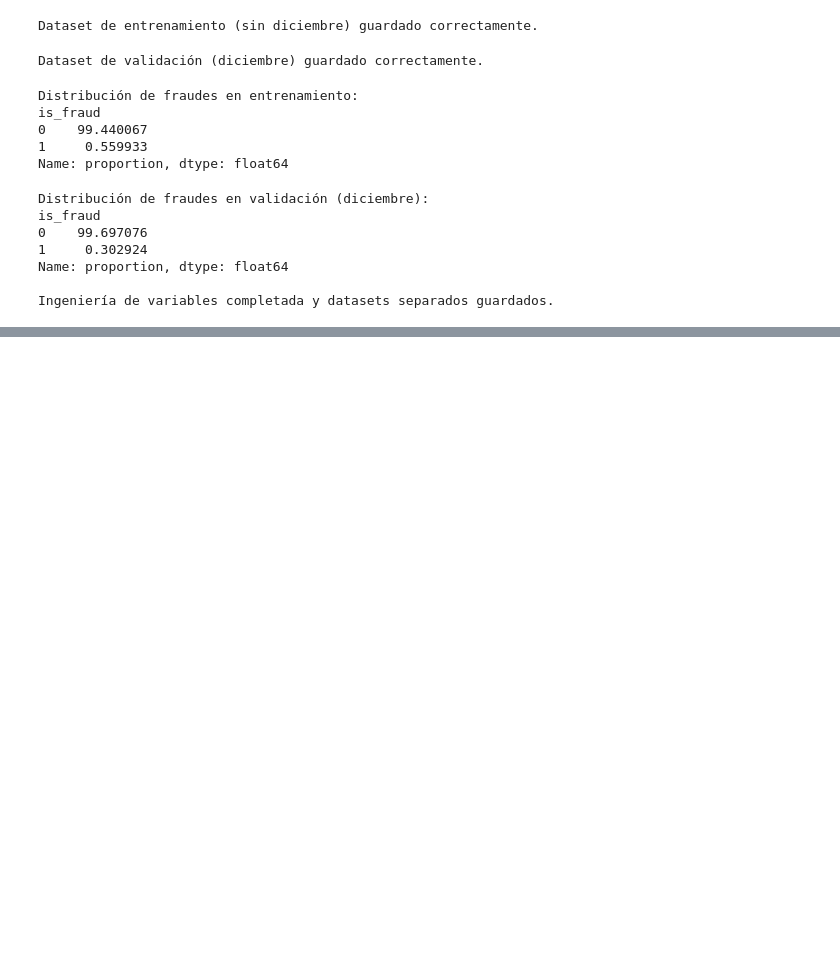
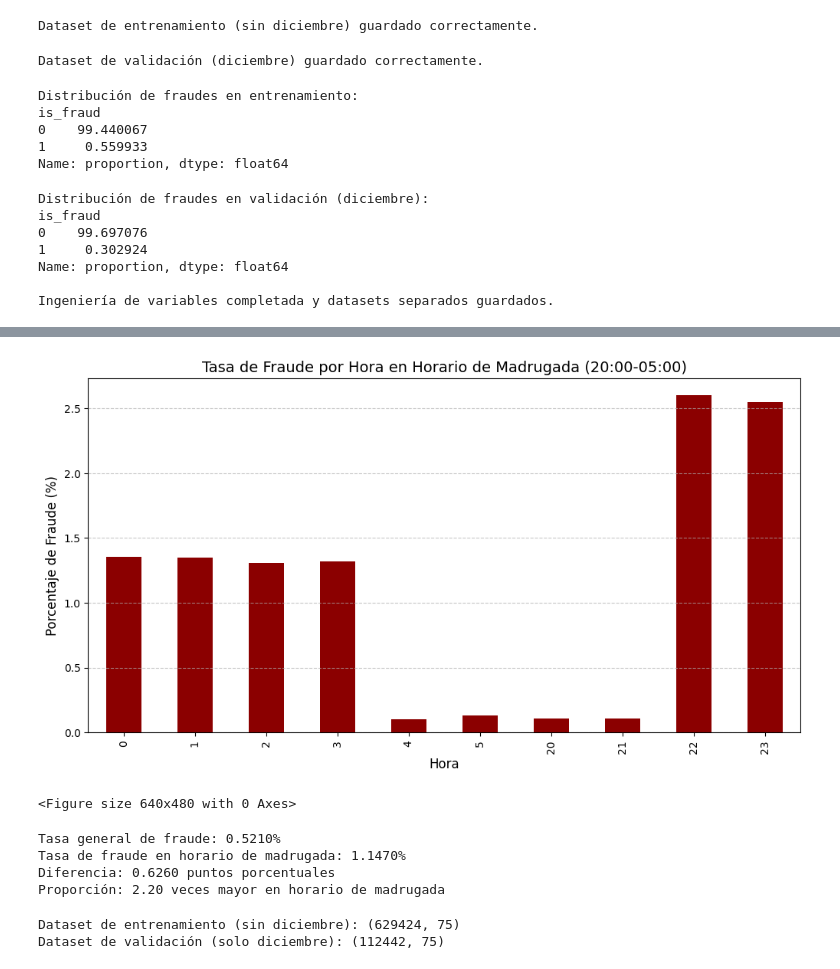
Before and after one commit to FerEsq/SDS-Project, a Jupyter notebook: eda.ipynb, the cells around one changed output, grey strips where cells are left out. Drawn from its saved outputs; the diff is of its cells as text; code cells hidden in the pictures; blank space fills up the shorter version.

Commit message:
[feat] late hours dataset fixed

```diff
--- a/eda.ipynb
+++ b/eda.ipynb
@@ -560,0 +563,11 @@ Ingeniería de variables completada y datasets separados guardados.
+# %%
+#Cargar dataset original
+df = pd.read_csv('dataset/credit_card_fraud_features.csv')
+# %%
+#Definir el rango de horas de madrugada con incertidumbre +- 2
+hora_inicio = 20  #22 - 2
+hora_fin = 5     #3 + 2
+# %%
+#Filtrar transacciones en el rango de horas de madrugada con incertidumbre
+df_madrugada = df[(df['hour'] >= hora_inicio) | (df['hour'] <= hora_fin)]
+print(f"Shape dataset filtrado por horas de madrugada ({hora_inicio}:00 - {hora_fin}:00): {df_madrugada.shape}")
@@ -560,0 +606,5 @@ Ingeniería de variables completada y datasets separados guardados.
+# %%
+#Tasa de fraude por hora
+fraud_rate_por_hora = df_madrugada.groupby('hour')['is_fraud'].mean() * 100
+print("\nTasa de fraude por hora (%):")
+print(fraud_rate_por_hora)
@@ -560,0 +625,19 @@ Ingeniería de variables completada y datasets separados guardados.
+# %%
+#Visualizar la tasa de fraude por hora
+plt.figure(figsize=(12, 6))
+ax = fraud_rate_por_hora.plot(kind='bar', color='darkred')
+plt.title('Tasa de Fraude por Hora en Horario de Madrugada (20:00-05:00)', fontsize=14)
+plt.xlabel('Hora', fontsize=12)
+plt.ylabel('Porcentaje de Fraude (%)', fontsize=12)
+plt.grid(axis='y', linestyle='--', alpha=0.7)
+# %% [output]
+[figure, added]
+# %%
+#Añadir etiquetas con los porcentajes
+for i, pct in enumerate(fraud_rate_por_hora):
+    ax.text(i, pct + 0.05, f"{pct:.2f}%", ha='center', fontsize=9)
+
+plt.tight_layout()
+plt.savefig('graphs/madrugada_fraud_rate_by_hour.png')
+# %% [output]
+<Figure size 640x480 with 0 Axes>
@@ -560,0 +648,10 @@ Ingeniería de variables completada y datasets separados guardados.
+# %%
+print(f"\nTasa general de fraude: {tasa_general:.4f}%")
+print(f"Tasa de fraude en horario de madrugada: {tasa_madrugada:.4f}%")
+print(f"Diferencia: {tasa_madrugada - tasa_general:.4f} puntos porcentuales")
+print(f"Proporción: {tasa_madrugada / tasa_general:.2f} veces mayor en horario de madrugada")
+# %% [output]
+Tasa general de fraude: 0.5210%
+Tasa de fraude en horario de madrugada: 1.1470%
+Diferencia: 0.6260 puntos porcentuales
+Proporción: 2.20 veces mayor en horario de madrugada
@@ -560,0 +662,6 @@ Ingeniería de variables completada y datasets separados guardados.
+# %%
+print(f"\nDataset de entrenamiento (sin diciembre): {df_train_madrugada.shape}")
+print(f"Dataset de validación (solo diciembre): {df_test_madrugada.shape}")
+# %% [output]
+Dataset de entrenamiento (sin diciembre): (629424, 75)
+Dataset de validación (solo diciembre): (112442, 75)
```
Also changed, not shown: parts of 10 cells of this notebook.
